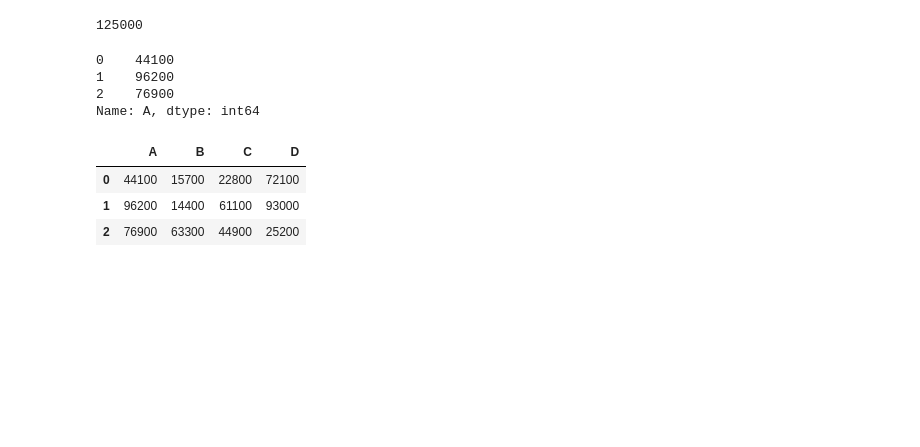
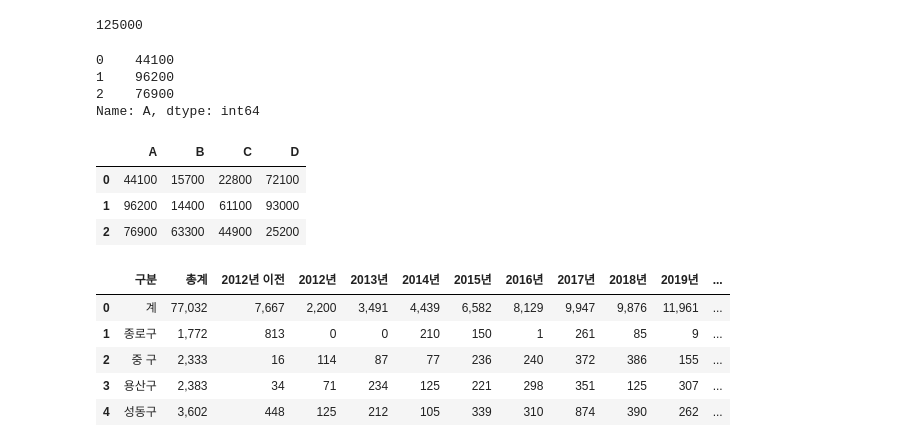
Before and after one commit to 1unasy/MachineLearning-2021-12, a Jupyter notebook: 00.데이터분석/14.DataFrame2.ipynb, the cells around one changed output. Saved outputs shown, nothing was run; the diff lists cells and outputs as text; code cells hidden in the pictures; blank space fills up the shorter version.

```diff
--- a/00.데이터분석/14.DataFrame2.ipynb
+++ b/00.데이터분석/14.DataFrame2.ipynb
@@ -386,3 +386,14 @@ df
 | 0 | 44100 | 15700 | 22800 | 72100 |
 | 1 | 96200 | 14400 | 61100 | 93000 |
 | 2 | 76900 | 63300 | 44900 | 25200 |
+# %%
+cctv = pd.read_csv('서울시CCTV설치운영현황(자치구)_년도별_210731기준.csv',
+                    skiprows=1, encoding='euc-kr')
+cctv.head()
+# %% [output]
+|  | 구분 | 총계 | 2012년 이전 | 2012년 | 2013년 | 2014년 | 2015년 | 2016년 | 2017년 | 2018년 | 2019년 | ... |
+| 0 | 계 | 77,032 | 7,667 | 2,200 | 3,491 | 4,439 | 6,582 | 8,129 | 9,947 | 9,876 | 11,961 | ... |
+| 1 | 종로구 | 1,772 | 813 | 0 | 0 | 210 | 150 | 1 | 261 | 85 | 9 | ... |
+| 2 | 중 구 | 2,333 | 16 | 114 | 87 | 77 | 236 | 240 | 372 | 386 | 155 | ... |
+| 3 | 용산구 | 2,383 | 34 | 71 | 234 | 125 | 221 | 298 | 351 | 125 | 307 | ... |
+| 4 | 성동구 | 3,602 | 448 | 125 | 212 | 105 | 339 | 310 | 874 | 390 | 262 | ... |
```
Also changed, not shown: parts of 2 cells of this notebook.
